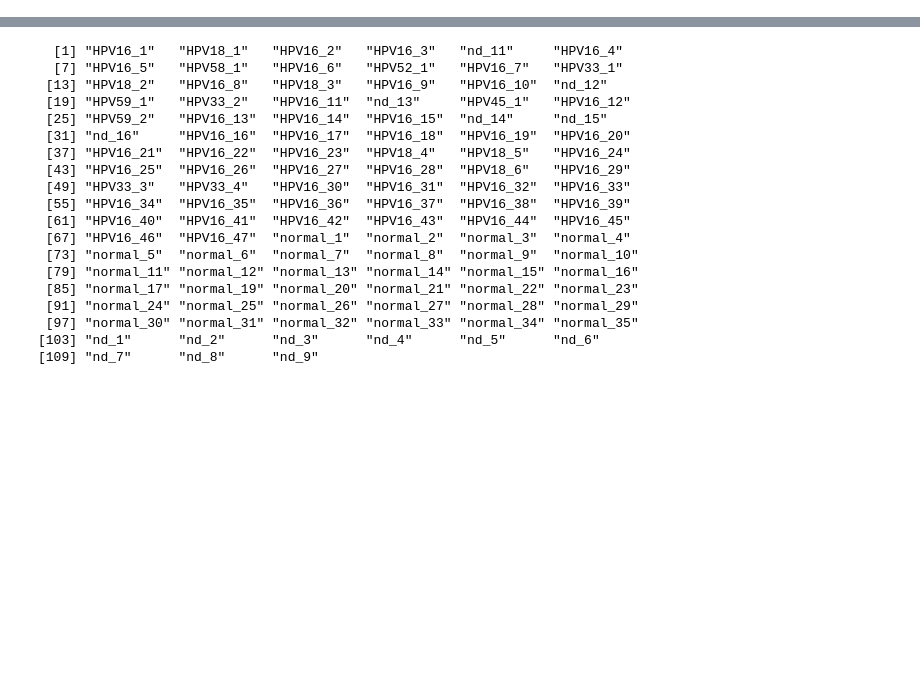
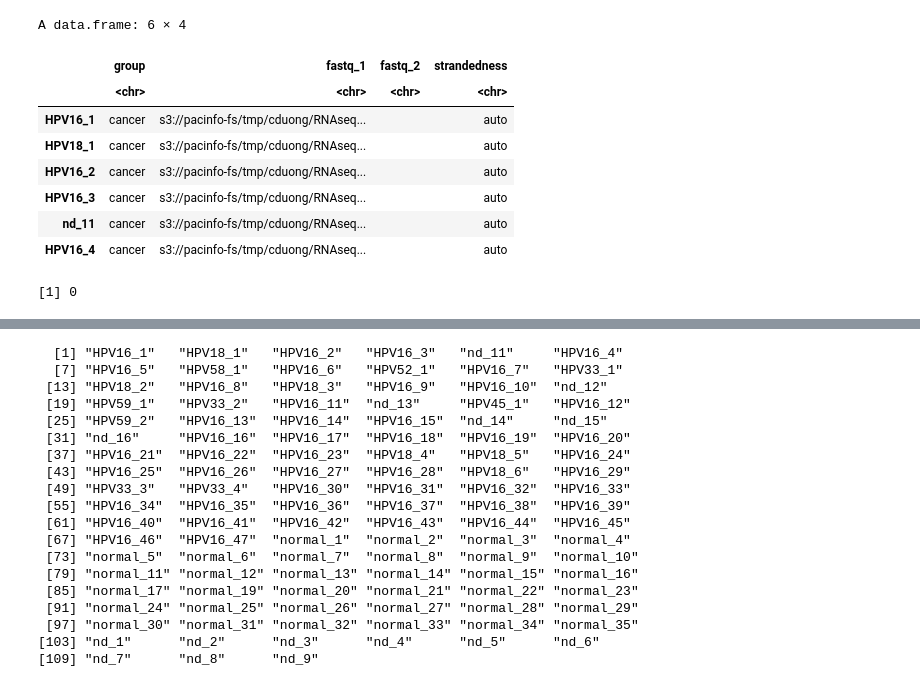
Before and after one commit to PI-Bioinfo/transcriptomics_classifier, a Jupyter notebook: notebook.ipynb, the cells around one changed output, grey strips where cells are left out. Drawn from its saved outputs; the diff is of its cells as text; code cells hidden in the pictures; blank space fills up the shorter version.

```diff
--- a/notebook.ipynb
+++ b/notebook.ipynb
@@ -8,3 +8,23 @@ suppressMessages(library(data.table))
 suppressMessages(library(glmnet))
 suppressMessages(library(corrplot))
 suppressMessages(library(caret))
+# %%
+data <- read.csv("/home/bdkhoi/projects/transcriptomics_classifier/work/1e/53959cd024490d5574f58c8cd6e256/train_merged_count.csv", row.names = 1)
+meta <- read.csv("/home/bdkhoi/projects/transcriptomics_classifier/data/112_samples/clean_design.csv", row.names=1)
+head(meta)
+# %% [output]
+A data.frame: 6 × 4
+|  | group | fastq_1 | fastq_2 | strandedness |
+|  | <chr> | <chr> | <chr> | <chr> |
+| HPV16_1 | cancer | s3://pacinfo-fs/tmp/cduong/RNAseq... |  | auto |
+| HPV18_1 | cancer | s3://pacinfo-fs/tmp/cduong/RNAseq... |  | auto |
+| HPV16_2 | cancer | s3://pacinfo-fs/tmp/cduong/RNAseq... |  | auto |
+| HPV16_3 | cancer | s3://pacinfo-fs/tmp/cduong/RNAseq... |  | auto |
+| nd_11 | cancer | s3://pacinfo-fs/tmp/cduong/RNAseq... |  | auto |
+| HPV16_4 | cancer | s3://pacinfo-fs/tmp/cduong/RNAseq... |  | auto |
+# %%
+pca_data <- data
+t_pca_data <- t(pca_data)
+print(sum(is.na(t_pca_data)))
+# %% [output]
+[1] 0
```
Also changed, not shown: parts of 3 cells of this notebook, 15 other files.
